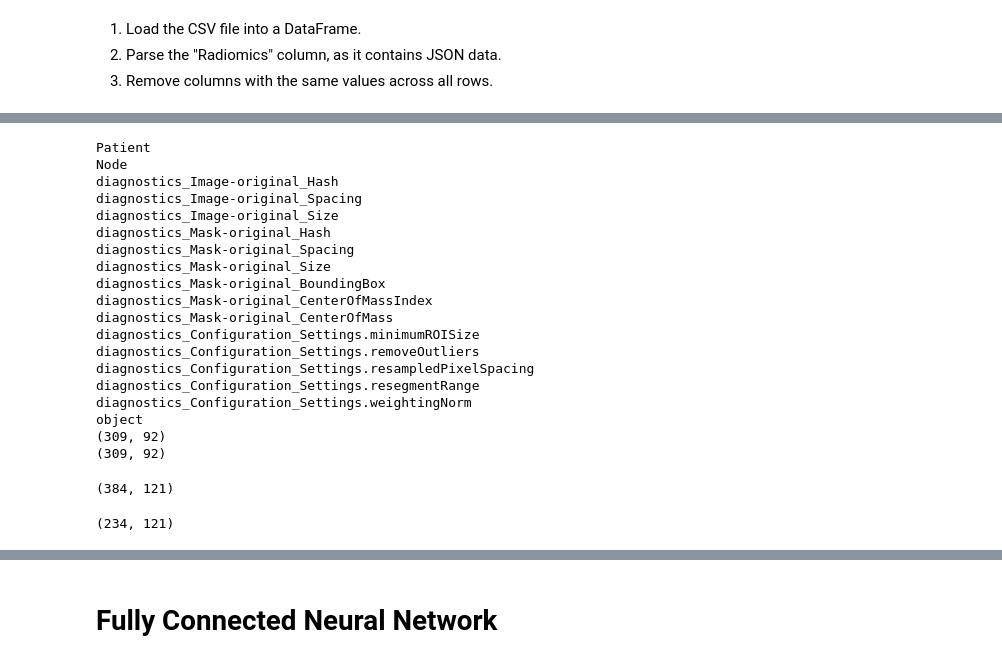
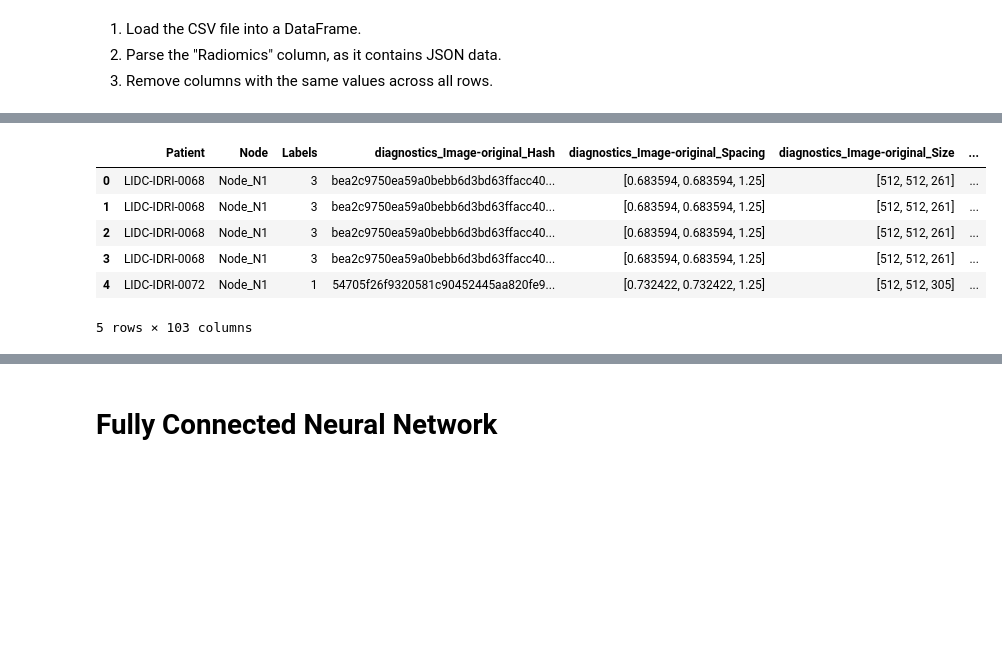
Before and after one commit to GaborinoS/Medical_image, a Jupyter notebook: git_extraction/testsplit_fcnn_felix.ipynb, the cells around one changed output, grey strips where cells are left out. Cells and saved outputs as stored; diff of their text form; code cells hidden in the pictures; blank space fills up the shorter version.

```diff
--- a/git_extraction/testsplit_fcnn_felix.ipynb
+++ b/git_extraction/testsplit_fcnn_felix.ipynb
@@ -14,7 +14,6 @@ random_state = 42
 file_path = "DF_Radiomics_noduls_with_diagnose.csv"
 data = pd.read_csv(file_path)
 
-print(data.shape)
 
 # Convert the 'Labels' column to an integer
 data['Labels'] = data['Labels'].astype(int)
@@ -31,9 +30,7 @@ radiomics_data = pd.json_normalize(data['Radiomics'])
 
 # Drop the original 'Radiomics' column
 data = data.drop('Radiomics', axis=1)
-print(data.shape)
 
-print(radiomics_data.shape)
 
 # Reset the indices of both DataFrames
 data = data.reset_index(drop=True)
@@ -42,7 +39,11 @@ radiomics_data = radiomics_data.reset_index(drop=True)
 # Combine the data with the new radiomics columns
 data = pd.concat([data, radiomics_data], axis=1)
 
-print(data.shape)
 # Remove columns with the same value across all rows
 data = data.loc[:, (data != data.iloc[0]).any()]
+
+#remove columns with all NaN values
+data = data.dropna(axis=1, how='all')
+
+print(data.shape)
 # %% [output]
@@ -86,42 +51,10 @@ Length: 108, dtype: int64
-# %%
-# if a column is type string, show it
-for col in data.columns:
-    if data[col].dtype == 'object':
-        print(col)
-
-# type of column diagnostics_Image-original_Spacing
-print(data['diagnostics_Image-original_Spacing'].dtype)
-
-#remove all columns with type string
-data = data.select_dtypes(exclude=['object'])
-
-print(data.shape)
-
-#explode all columns with type object
-data = data.apply(pd.Series.explode).reset_index(drop=True)
-
-print(data.shape)
-# %% [output]
-Patient
-Node
-diagnostics_Image-original_Hash
-diagnostics_Image-original_Spacing
-diagnostics_Image-original_Size
-diagnostics_Mask-original_Hash
-diagnostics_Mask-original_Spacing
-diagnostics_Mask-original_Size
-diagnostics_Mask-original_BoundingBox
-diagnostics_Mask-original_CenterOfMassIndex
-diagnostics_Mask-original_CenterOfMass
-diagnostics_Configuration_Settings.minimumROISize
-diagnostics_Configuration_Settings.removeOutliers
-diagnostics_Configuration_Settings.resampledPixelSpacing
-diagnostics_Configuration_Settings.resegmentRange
-diagnostics_Configuration_Settings.weightingNorm
-object
-(309, 92)
-(309, 92)
 # %%
-data.shape
+data.head()
 # %% [output]
+|  | Patient | Node | Labels | diagnostics_Image-original_Hash | diagnostics_Image-original_Spacing | diagnostics_Image-original_Size | ... |
+| 0 | LIDC-IDRI-0068 | Node_N1 | 3 | bea2c9750ea59a0bebb6d3bd63ffacc40... | [0.683594, 0.683594, 1.25] | [512, 512, 261] | ... |
+| 1 | LIDC-IDRI-0068 | Node_N1 | 3 | bea2c9750ea59a0bebb6d3bd63ffacc40... | [0.683594, 0.683594, 1.25] | [512, 512, 261] | ... |
+| 2 | LIDC-IDRI-0068 | Node_N1 | 3 | bea2c9750ea59a0bebb6d3bd63ffacc40... | [0.683594, 0.683594, 1.25] | [512, 512, 261] | ... |
+| 3 | LIDC-IDRI-0068 | Node_N1 | 3 | bea2c9750ea59a0bebb6d3bd63ffacc40... | [0.683594, 0.683594, 1.25] | [512, 512, 261] | ... |
+| 4 | LIDC-IDRI-0072 | Node_N1 | 1 | 54705f26f9320581c90452445aa820fe9... | [0.732422, 0.732422, 1.25] | [512, 512, 305] | ... |
-(384, 121)
+5 rows × 103 columns
@@ -131,4 +60,0 @@ data = data.dropna()
-# %%
-data.shape
-# %% [output]
-(234, 121)
```
Also changed, not shown: parts of 15 cells of this notebook, 4 other files.
